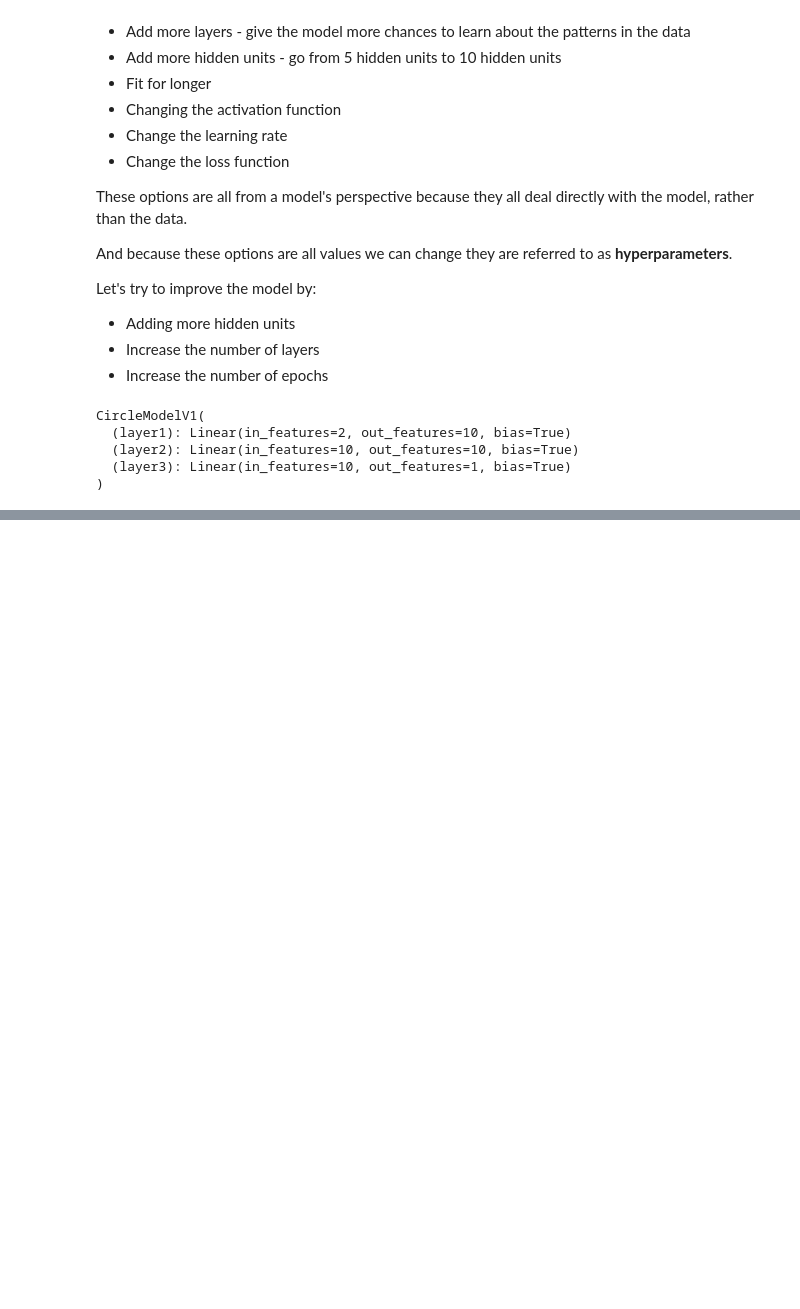
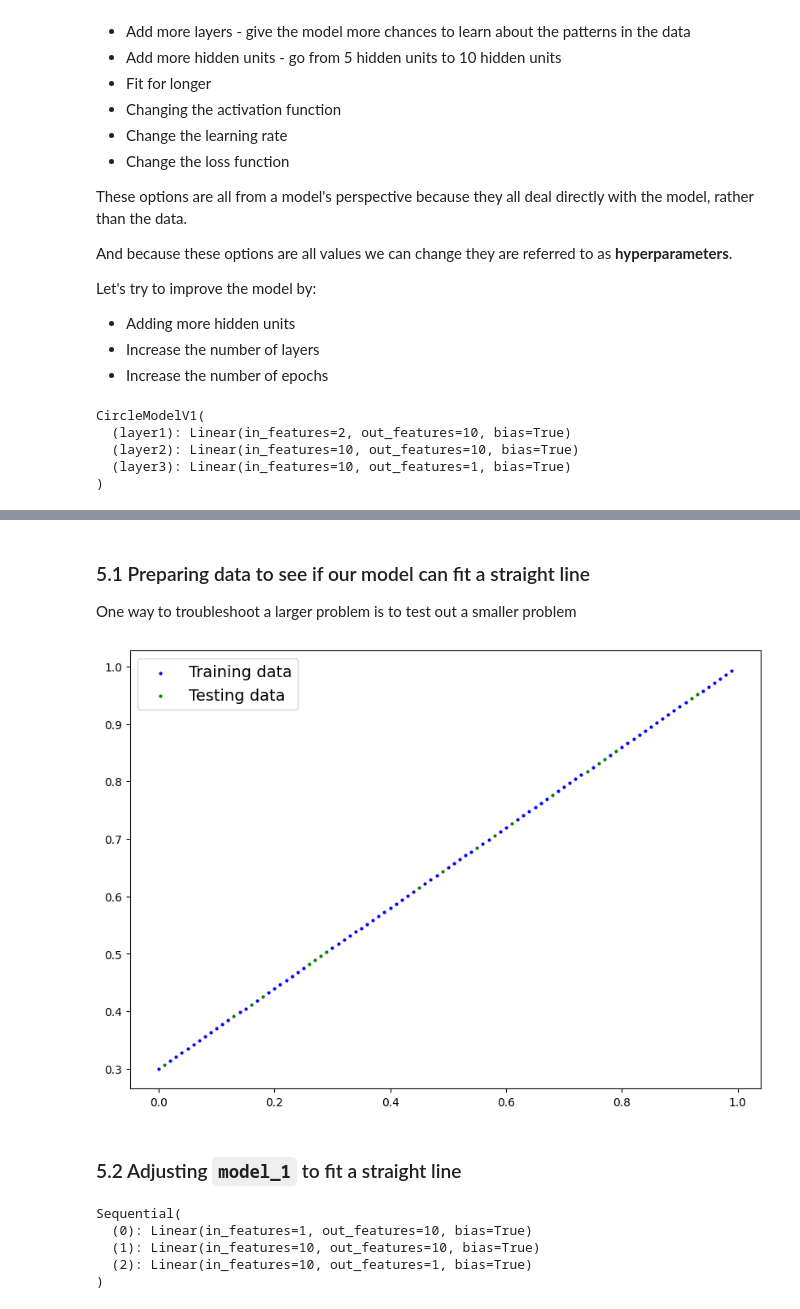
Before and after one commit to N1tingale/PyTorch, a Jupyter notebook: PyTorch_Neural_Network_Classification.ipynb, the cells around one changed output, grey strips where cells are left out. Cells and saved outputs as stored; diff of their text form; code cells hidden in the pictures; blank space fills up the shorter version.

Commit message:
finished circle classification problem

```diff
--- a/PyTorch_Neural_Network_Classification.ipynb
+++ b/PyTorch_Neural_Network_Classification.ipynb
@@ -429,0 +506,38 @@ CircleModelV1(
+# %% [markdown]
+### 5.1 Preparing data to see if our model can fit a straight line
+
+One way to troubleshoot a larger problem is to test out a smaller problem
+# %%
+# Create some data
+
+weight = 0.7
+bias = 0.3
+
+X_regression = torch.arange(0, 1, 0.01).unsqueeze(dim=1)
+y_regression = weight * X_regression + bias
+# %%
+# Train test split
+
+X_train_regression, X_test_regression, y_train_regression, y_test_regression = train_test_split(X_regression, y_regression, test_size = 0.2)
+# %%
+plot_predictions(train_data = X_train_regression, train_labels = y_train_regression, test_data = X_test_regression, test_labels = y_test_regression)
+# %% [output]
+[figure, added]
+# %% [markdown]
+### 5.2 Adjusting `model_1` to fit a straight line
+# %%
+# Same architecture as model_1:
+
+model_2 = nn.Sequential(
+    nn.Linear(in_features = 1, out_features = 10),
+    nn.Linear(in_features = 10, out_features = 10),
+    nn.Linear(in_features = 10, out_features = 1)
+).to(device)
+
+model_2
+# %% [output]
+Sequential(
+  (0): Linear(in_features=1, out_features=10, bias=True)
+  (1): Linear(in_features=10, out_features=10, bias=True)
+  (2): Linear(in_features=10, out_features=1, bias=True)
+)
```
Also changed, not shown: parts of 30 cells of this notebook.
